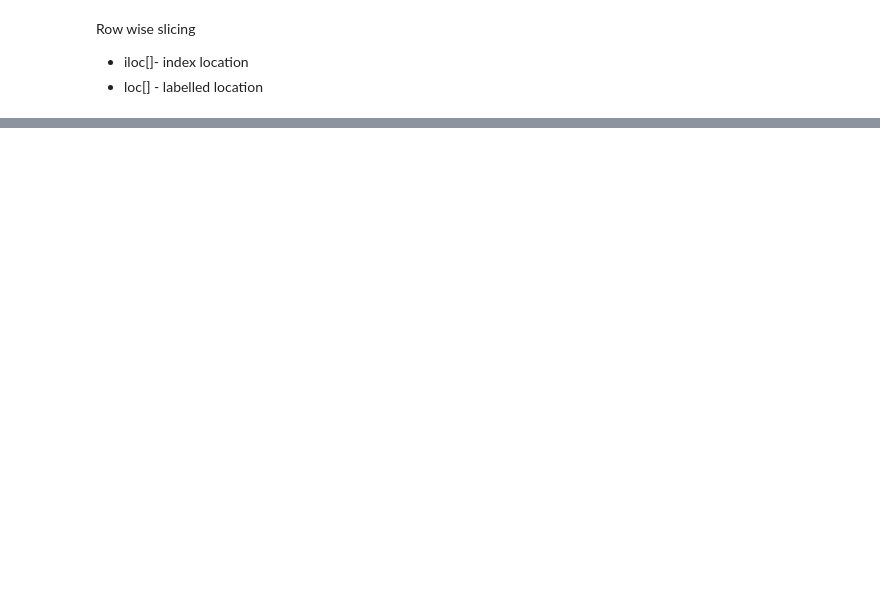
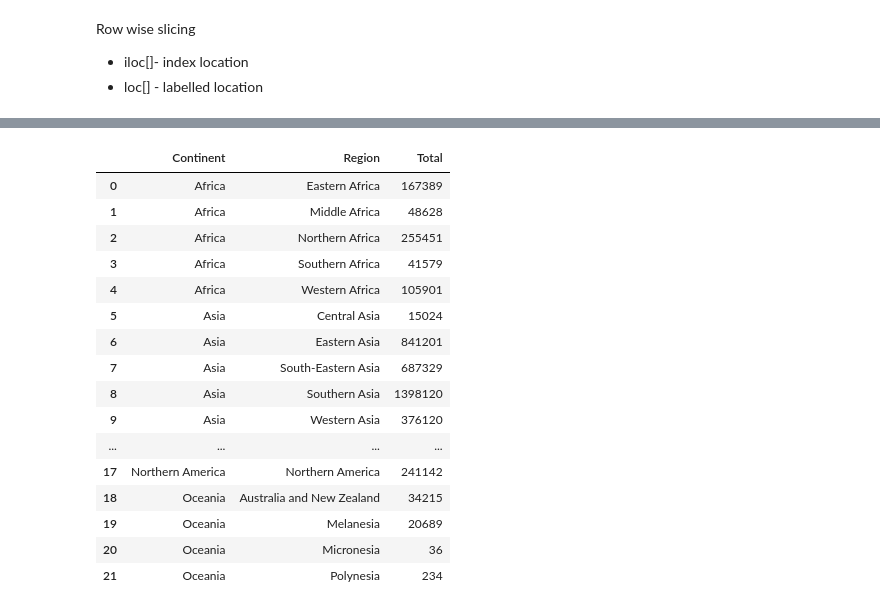
Before and after one commit to Sakshi123457singh/Data-analytics-with-database, a Jupyter notebook: analysis/analysis.ipynb, the cells around one changed output, grey strips where cells are left out. Cells and saved outputs as stored; diff of their text form; code cells hidden in the pictures; blank space fills up the shorter version.

```diff
--- a/analysis/analysis.ipynb
+++ b/analysis/analysis.ipynb
@@ -221,0 +128,4 @@ plt.savefig('Comparing 3 countries.png')
+# %%
+cols_to_drop = ['Type','Coverage','AREA','REG','DEV']
+canada.drop(columns=cols_to_drop, inplace=True)
+canada
@@ -221,0 +138,6 @@ plt.savefig('Comparing 3 countries.png')
+# %%
+canada.rename(mapper={
+    'AreaName':'Continent',
+    'RegName':'Region',
+    'DevName':'Status'},axis=1,inplace=True
+)
@@ -221,0 +146,5 @@ plt.savefig('Comparing 3 countries.png')
+# %%
+updated_list=['Status','Continent',"Region",'Total']+years
+print(updated_list)
+# %%
+canada=canada[updated_list]#reordering columns
@@ -221,0 +185,20 @@ plt.savefig('Comparing 3 countries.png')
+# %%
+canada.groupby(['Continent','Region'])['Total'].sum().reset_index()
+# %% [output]
+|  | Continent | Region | Total |
+| 0 | Africa | Eastern Africa | 167389 |
+| 1 | Africa | Middle Africa | 48628 |
+| 2 | Africa | Northern Africa | 255451 |
+| 3 | Africa | Southern Africa | 41579 |
+| 4 | Africa | Western Africa | 105901 |
+| 5 | Asia | Central Asia | 15024 |
+| 6 | Asia | Eastern Asia | 841201 |
+| 7 | Asia | South-Eastern Asia | 687329 |
+| 8 | Asia | Southern Asia | 1398120 |
+| 9 | Asia | Western Asia | 376120 |
+| ... | ... | ... | ... |
+| 17 | Northern America | Northern America | 241142 |
+| 18 | Oceania | Australia and New Zealand | 34215 |
+| 19 | Oceania | Melanesia | 20689 |
+| 20 | Oceania | Micronesia | 36 |
+| 21 | Oceania | Polynesia | 234 |
```
Also changed, not shown: parts of 63 cells of this notebook, 1 other file.
